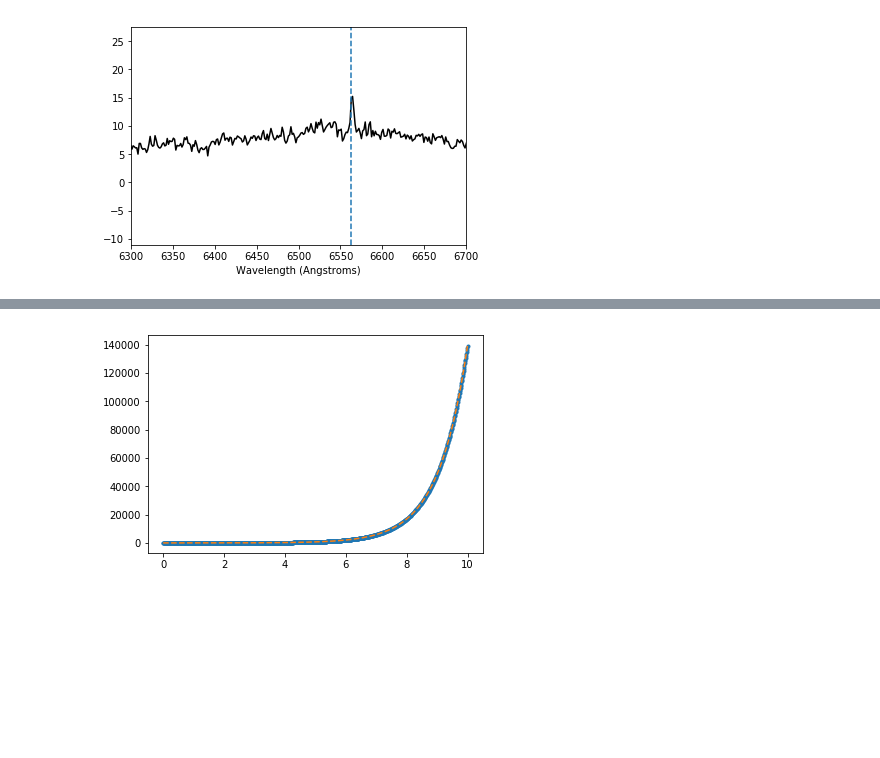
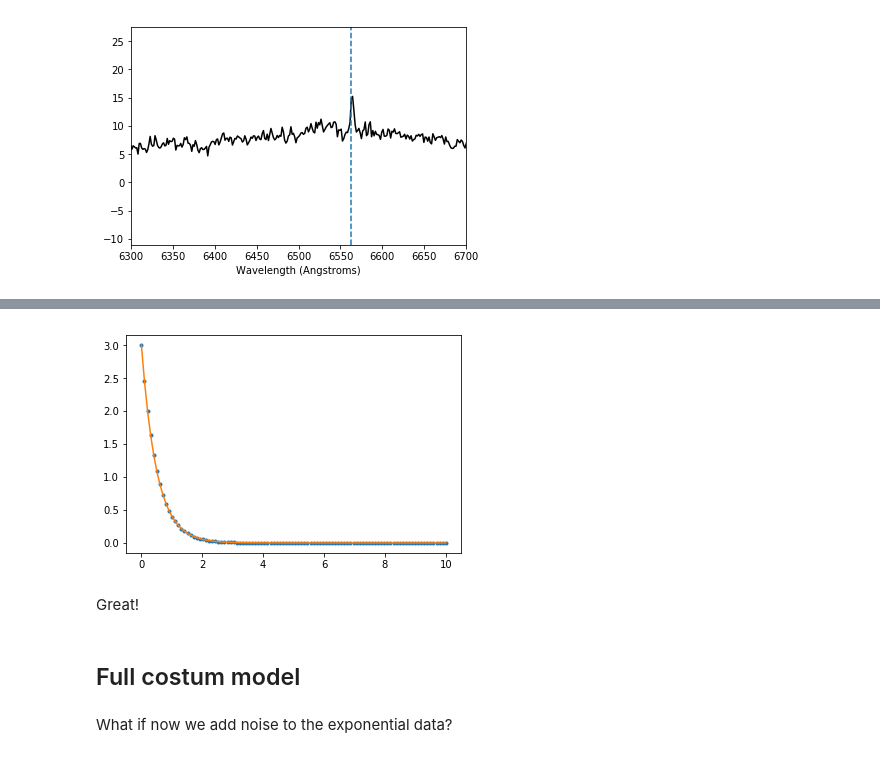
Before and after one commit to rkiman/Tutorials, a Jupyter notebook: User-Defined-Model/User-Defined-Model.ipynb, the cells around one changed output, grey strips where cells are left out. Saved outputs shown, nothing was run; the diff lists cells and outputs as text; code cells hidden in the pictures; blank space fills up the shorter version.

Commit message:
First draft user-defined-model

```diff
--- a/User-Defined-Model/User-Defined-Model.ipynb
+++ b/User-Defined-Model/User-Defined-Model.ipynb
@@ -86,6 +154,6 @@ Another spectrum: http://skyserver.sdss.org/dr14/en/tools/explore/Summary.aspx?r
 # %%
-x = np.linspace(0,10,1000)
-y = 2.0*np.exp(x)*(x+5)**(1/3)
+x = np.linspace(0,10,100)
+y = 3 * np.exp(-2 * x)
 # %%
 plt.plot(x,y,'.')
 plt.show()
@@ -116,6 +179,12 @@ Parameters:
 # %%
 plt.plot(x,y,'.')
-plt.plot(x,exp_fit(x),'--')
+plt.plot(x,exp_fit(x))
 plt.show()
 # %% [output]
-[figure, old version]
+[figure, new version]
+# %% [markdown]
+Great!
+# %% [markdown]
+## Full costum model
+# %% [markdown]
+What if now we add noise to the exponential data?
```
Also changed, not shown: parts of 48 cells of this notebook.
